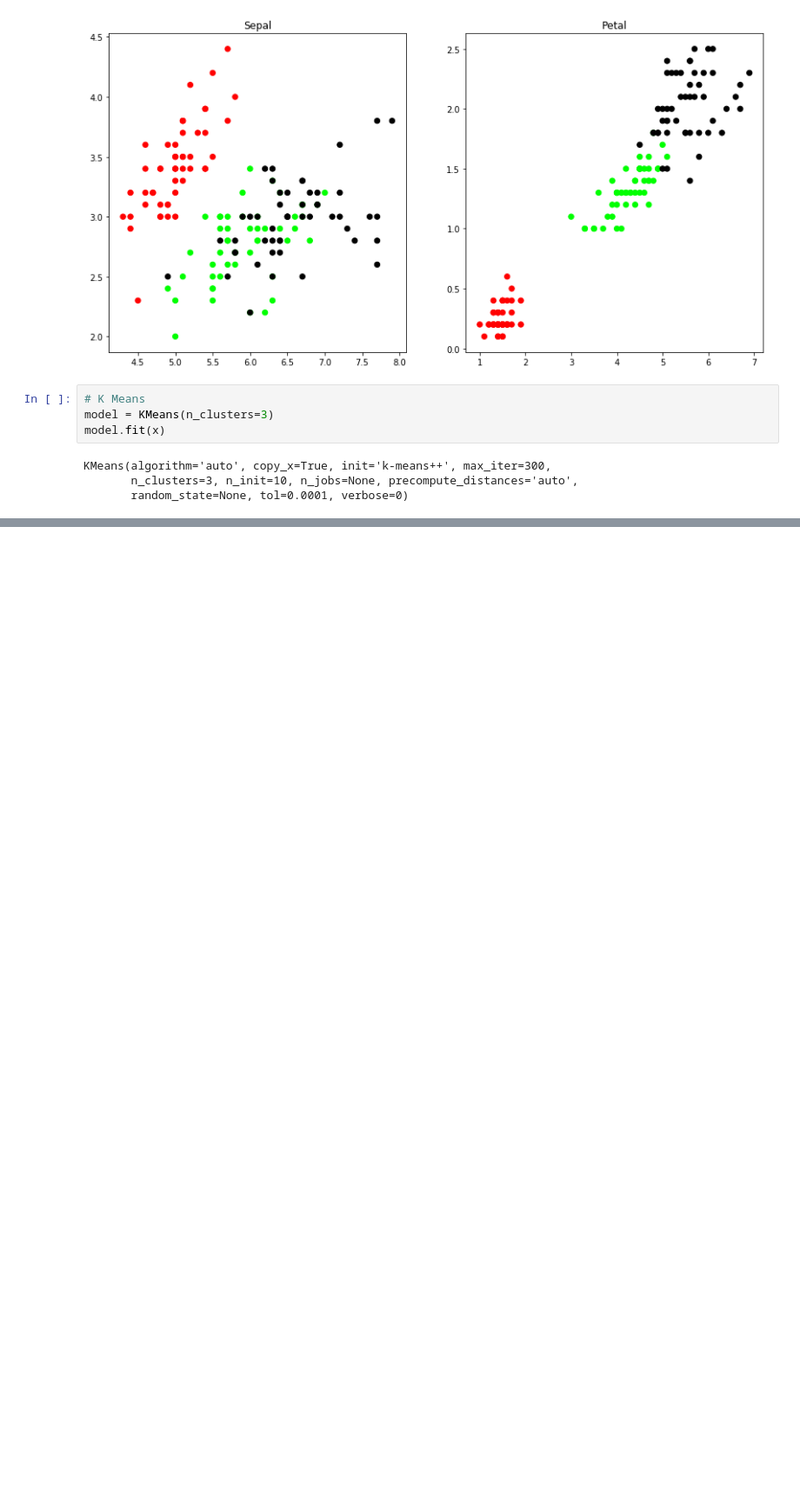
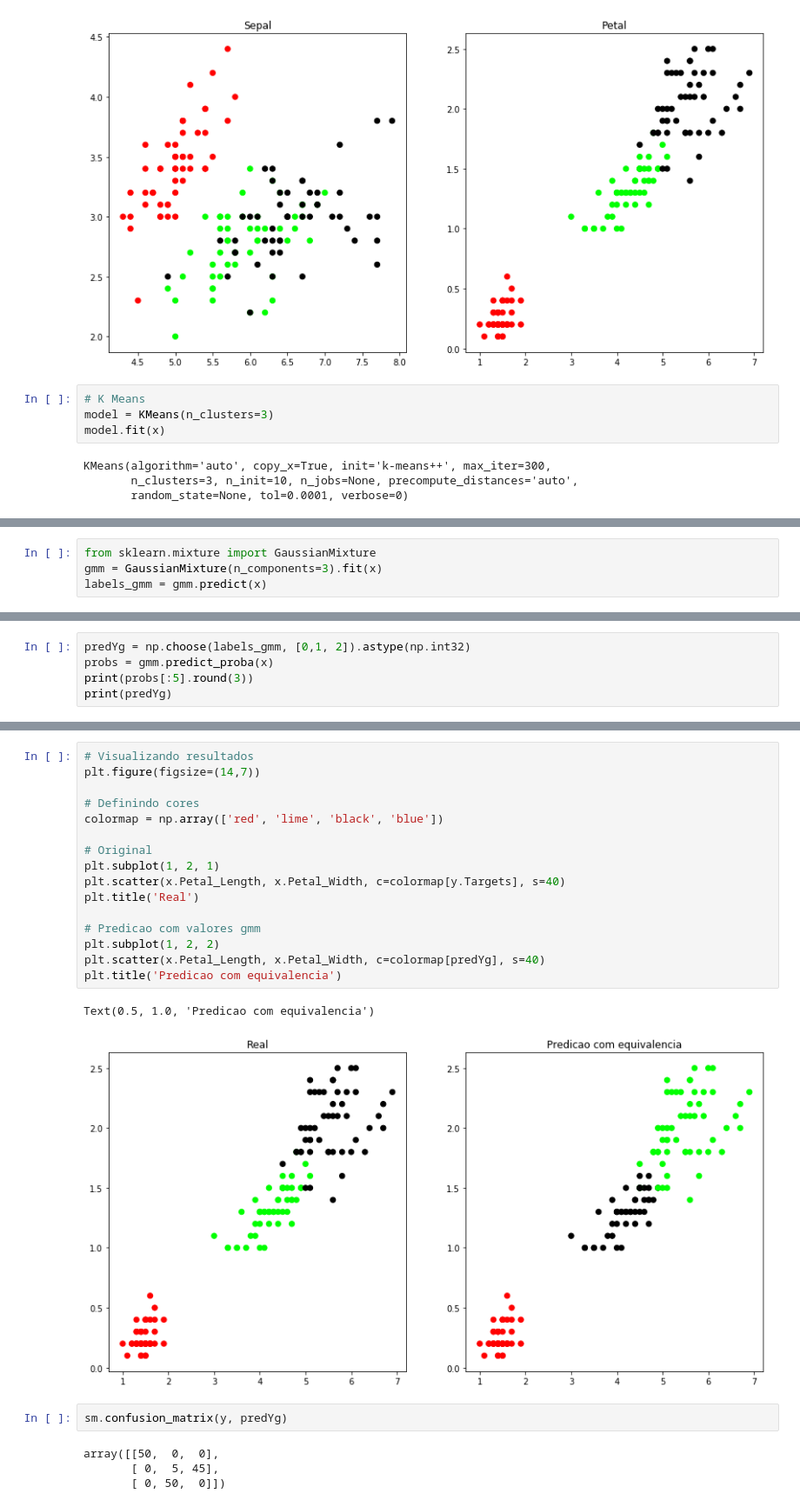
Before and after one commit to jcalbertin/mba, a Jupyter notebook: Trabalho_não_supervisionado_mba.ipynb, the cells around one changed output, grey strips where cells are left out. Shown at 87% size. Saved outputs shown, nothing was run; the diff lists cells and outputs as text; blank space fills up the shorter version.

```diff
--- a/Trabalho_não_supervisionado_mba.ipynb
+++ b/Trabalho_não_supervisionado_mba.ipynb
@@ -136,0 +143,4 @@ Classe 2 - classificado 36 (classe 2), porem 14 classes 2 ( como classe 1)
+# %%
+from sklearn.mixture import GaussianMixture
+gmm = GaussianMixture(n_components=3).fit(x)
+labels_gmm = gmm.predict(x)
@@ -136,0 +157,5 @@ Classe 2 - classificado 36 (classe 2), porem 14 classes 2 ( como classe 1)
+# %%
+predYg = np.choose(labels_gmm, [0,1, 2]).astype(np.int32)
+probs = gmm.predict_proba(x)
+print(probs[:5].round(3))
+print(predYg)
@@ -136,0 +173,25 @@ Classe 2 - classificado 36 (classe 2), porem 14 classes 2 ( como classe 1)
+# %%
+# Visualizando resultados
+plt.figure(figsize=(14,7))
+
+# Definindo cores
+colormap = np.array(['red', 'lime', 'black', 'blue'])
+
+# Original
+plt.subplot(1, 2, 1)
+plt.scatter(x.Petal_Length, x.Petal_Width, c=colormap[y.Targets], s=40)
+plt.title('Real')
+
+# Predicao com valores gmm
+plt.subplot(1, 2, 2)
+plt.scatter(x.Petal_Length, x.Petal_Width, c=colormap[predYg], s=40)
+plt.title('Predicao com equivalencia')
+# %% [output]
+Text(0.5, 1.0, 'Predicao com equivalencia')
+[figure, added]
+# %%
+sm.confusion_matrix(y, predYg)
+# %% [output]
+array([[50,  0,  0],
+       [ 0,  5, 45],
+       [ 0, 50,  0]])
```
Also changed, not shown: parts of 25 cells of this notebook.
